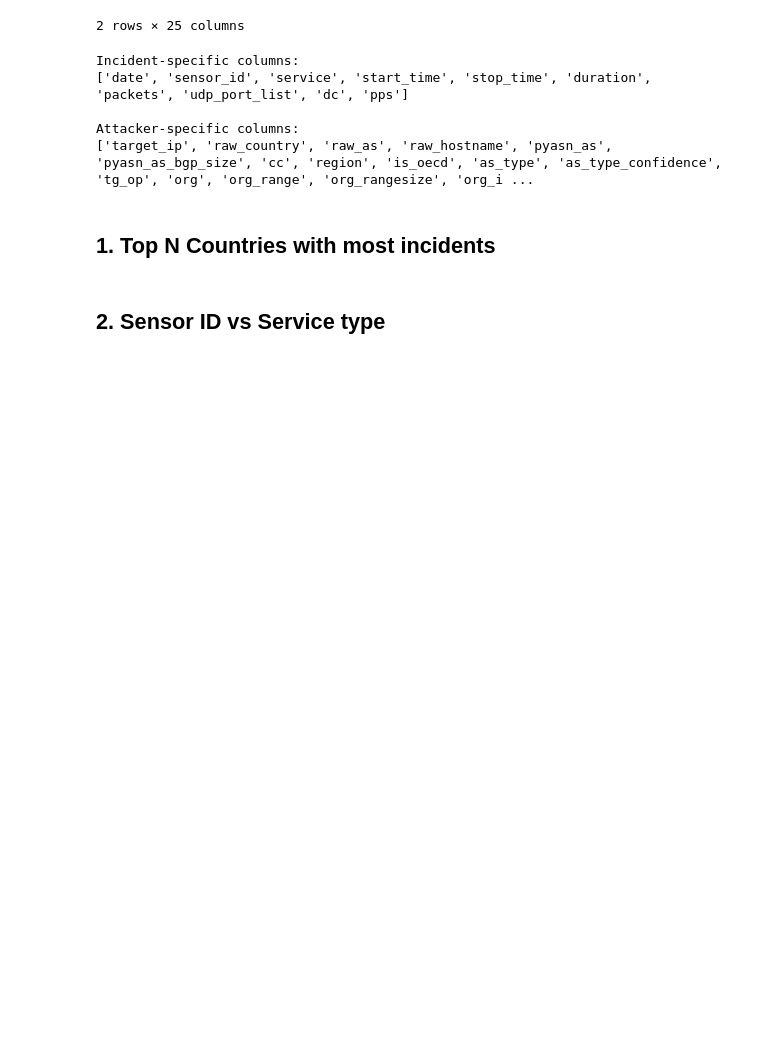
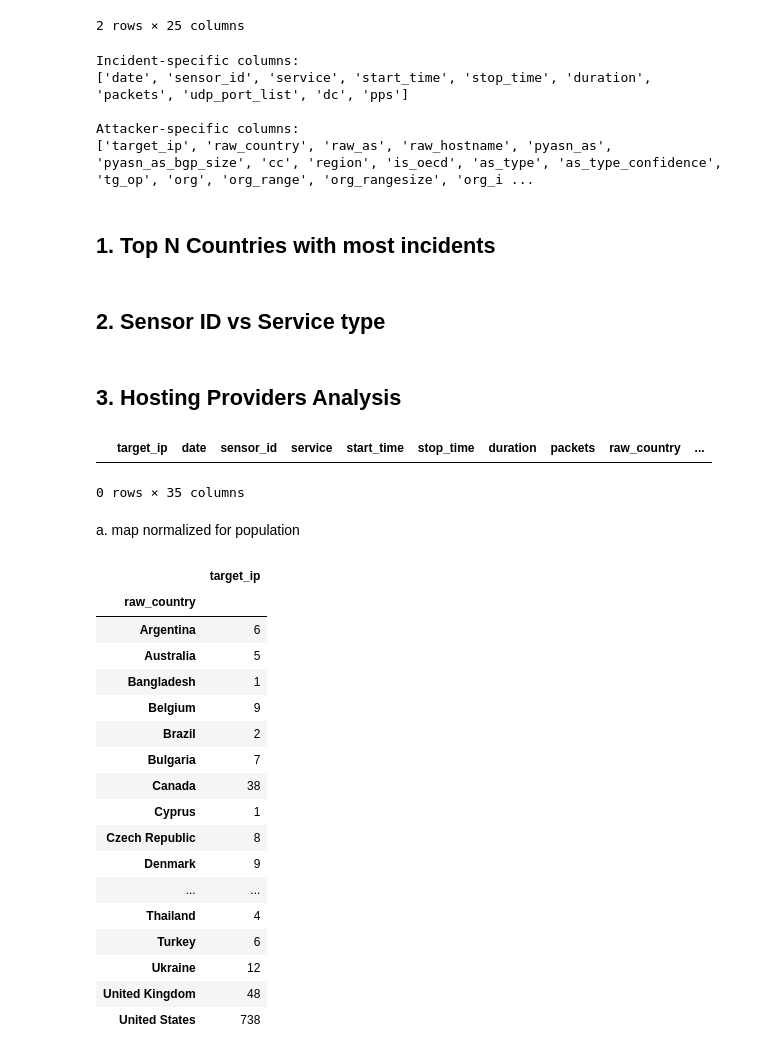
Before and after one commit to WKSu/WM0824TU-economics-of-cybersecurity-DDoS, a Jupyter notebook: SecurityMetrics/DDoS_Assignment1.ipynb, the cells around one changed output. Drawn from its saved outputs; the diff is of its cells as text; code cells hidden in the pictures; blank space fills up the shorter version.

```diff
--- a/SecurityMetrics/DDoS_Assignment1.ipynb
+++ b/SecurityMetrics/DDoS_Assignment1.ipynb
@@ -266,3 +275,5 @@ df_sensorsAndService.fillna(0, inplace=True)
 fig, ax = plt.subplots(figsize=(10,6))
 ax = sns.heatmap(df_sensorsAndService, annot=True, fmt=".0f", cmap="YlGnBu")
 ax.set_title("# of attacks: sensor id vs service type")
+# %% [markdown]
+## 3. Hosting Providers Analysis
@@ -268,0 +282,7 @@ ax.set_title("# of attacks: sensor id vs service type")
+# %%
+df_host[df_host["raw_country"] == "China"]
+# %% [output]
+|  | target_ip | date | sensor_id | service | start_time | stop_time | duration | packets | raw_country | ... |
+0 rows × 35 columns
+# %% [markdown]
+a. map normalized for population
@@ -268,0 +294,21 @@ ax.set_title("# of attacks: sensor id vs service type")
+# %%
+host_count
+# %% [output]
+|  | target_ip |
+| raw_country |  |
+| Argentina | 6 |
+| Australia | 5 |
+| Bangladesh | 1 |
+| Belgium | 9 |
+| Brazil | 2 |
+| Bulgaria | 7 |
+| Canada | 38 |
+| Cyprus | 1 |
+| Czech Republic | 8 |
+| Denmark | 9 |
+| ... | ... |
+| Thailand | 4 |
+| Turkey | 6 |
+| Ukraine | 12 |
+| United Kingdom | 48 |
+| United States | 738 |
```
Also changed, not shown: parts of 10 cells of this notebook, 3 other files.
